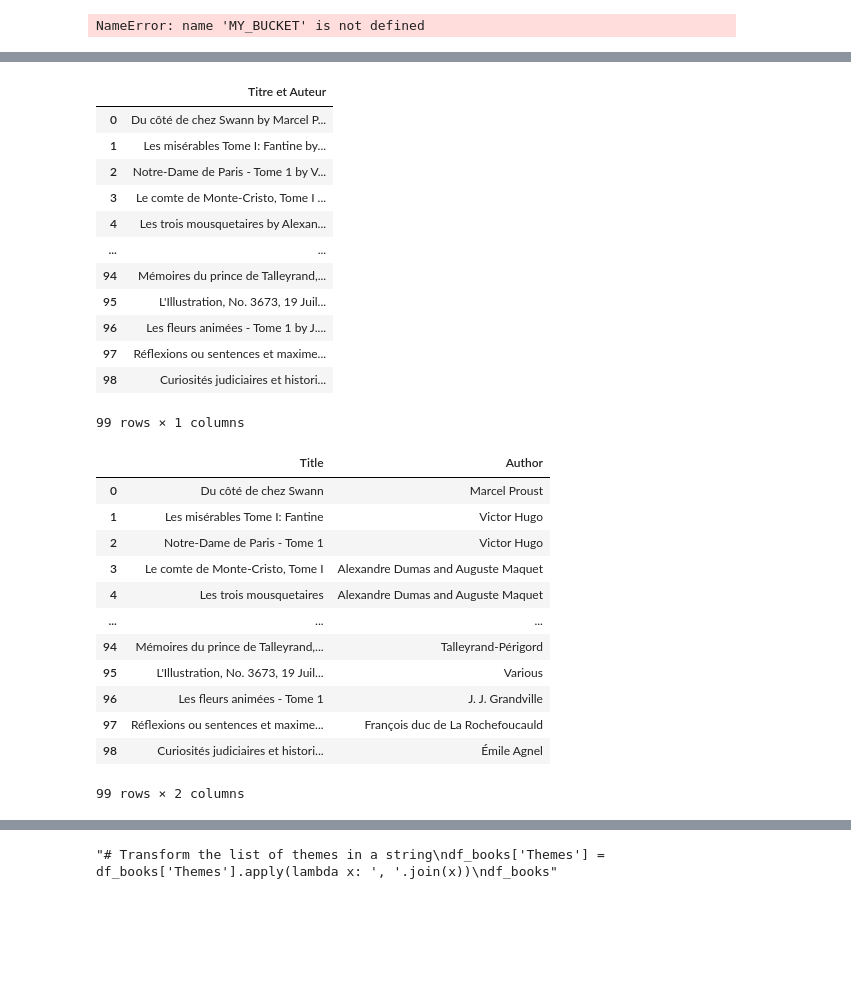
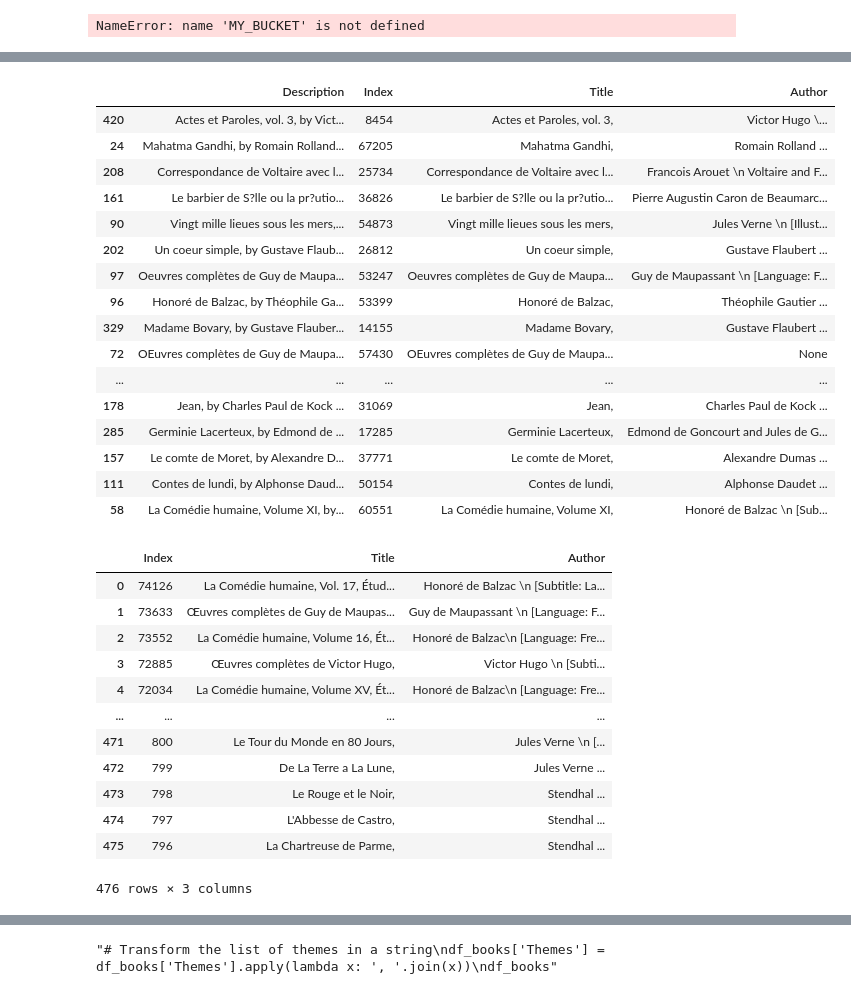
Before and after one commit to lucas-cumunel/libroguessr, a Jupyter notebook: API_Df.ipynb, the cells around one changed output, grey strips where cells are left out. Drawn from its saved outputs; the diff is of its cells as text; code cells hidden in the pictures; blank space fills up the shorter version.

```diff
--- a/API_Df.ipynb
+++ b/API_Df.ipynb
@@ -407,3 +407,6 @@ with fs.open(FILE_PATH_IN_S3, "r") as file_in:
 NameError: name 'MY_BUCKET' is not defined
 # %%
 data = pd.read_csv('oeuvres_auteurs_pour_API.csv')
+# %%
+data = pd.read_csv('livres_fr_triés.csv')
+data
@@ -410,40 +427,44 @@ data = pd.read_csv('oeuvres_auteurs_pour_API.csv')
 # %%
-data
+data.sample(20)
 # %% [output]
-|  | Titre et Auteur |
-| 0 | Du côté de chez Swann by Marcel P... |
-| 1 | Les misérables Tome I: Fantine by... |
-| 2 | Notre-Dame de Paris - Tome 1 by V... |
-| 3 | Le comte de Monte-Cristo, Tome I ... |
-| 4 | Les trois mousquetaires by Alexan... |
-| ... | ... |
-| 94 | Mémoires du prince de Talleyrand,... |
-| 95 | L'Illustration, No. 3673, 19 Juil... |
-| 96 | Les fleurs animées - Tome 1 by J.... |
-| 97 | Réflexions ou sentences et maxime... |
-| 98 | Curiosités judiciaires et histori... |
+|  | Description | Index | Title | Author |
+| 420 | Actes et Paroles, vol. 3, by Vict... | 8454 | Actes et Paroles, vol. 3, | Victor Hugo \... |
+| 24 | Mahatma Gandhi, by Romain Rolland... | 67205 | Mahatma Gandhi, | Romain Rolland ... |
+| 208 | Correspondance de Voltaire avec l... | 25734 | Correspondance de Voltaire avec l... | Francois Arouet \n Voltaire and F... |
+| 161 | Le barbier de S?lle ou la pr?utio... | 36826 | Le barbier de S?lle ou la pr?utio... | Pierre Augustin Caron de Beaumarc... |
+| 90 | Vingt mille lieues sous les mers,... | 54873 | Vingt mille lieues sous les mers, | Jules Verne \n [Illust... |
+| 202 | Un coeur simple, by Gustave Flaub... | 26812 | Un coeur simple, | Gustave Flaubert ... |
+| 97 | Oeuvres complètes de Guy de Maupa... | 53247 | Oeuvres complètes de Guy de Maupa... | Guy de Maupassant \n [Language: F... |
+| 96 | Honoré de Balzac, by Théophile Ga... | 53399 | Honoré de Balzac, | Théophile Gautier ... |
+| 329 | Madame Bovary, by Gustave Flauber... | 14155 | Madame Bovary, | Gustave Flaubert ... |
+| 72 | OEuvres complètes de Guy de Maupa... | 57430 | OEuvres complètes de Guy de Maupa... | None |
+| ... | ... | ... | ... | ... |
+| 178 | Jean, by Charles Paul de Kock ... | 31069 | Jean, | Charles Paul de Kock ... |
+| 285 | Germinie Lacerteux, by Edmond de ... | 17285 | Germinie Lacerteux, | Edmond de Goncourt and Jules de G... |
+| 157 | Le comte de Moret, by Alexandre D... | 37771 | Le comte de Moret, | Alexandre Dumas ... |
+| 111 | Contes de lundi, by Alphonse Daud... | 50154 | Contes de lundi, | Alphonse Daudet ... |
+| 58 | La Comédie humaine, Volume XI, by... | 60551 | La Comédie humaine, Volume XI, | Honoré de Balzac \n [Sub... |
-99 rows × 1 columns
 # %%
 # Séparation de la colonne en deux
-data[['Title', 'Author']] = data['Titre et Auteur'].str.split(' by ', expand=True)
+data[['Title', 'Author']] = data['Description'].str.split(' by ', expand=True)
 
 # Suppression de l'ancienne colonne si nécessaire
-df_books = data.drop(columns=['Titre et Auteur'])
+df_books = data.drop(columns=['Description'])
 df_books
 # %% [output]
-|  | Title | Author |
-| 0 | Du côté de chez Swann | Marcel Proust |
-| 1 | Les misérables Tome I: Fantine | Victor Hugo |
-| 2 | Notre-Dame de Paris - Tome 1 | Victor Hugo |
-| 3 | Le comte de Monte-Cristo, Tome I | Alexandre Dumas and Auguste Maquet |
-| 4 | Les trois mousquetaires | Alexandre Dumas and Auguste Maquet |
-| ... | ... | ... |
-| 94 | Mémoires du prince de Talleyrand,... | Talleyrand-Périgord |
-| 95 | L'Illustration, No. 3673, 19 Juil... | Various |
-| 96 | Les fleurs animées - Tome 1 | J. J. Grandville |
-| 97 | Réflexions ou sentences et maxime... | François duc de La Rochefoucauld |
-| 98 | Curiosités judiciaires et histori... | Émile Agnel |
+|  | Index | Title | Author |
+| 0 | 74126 | La Comédie humaine, Vol. 17, Étud... | Honoré de Balzac \n [Subtitle: La... |
+| 1 | 73633 | Œuvres complètes de Guy de Maupas... | Guy de Maupassant \n [Language: F... |
+| 2 | 73552 | La Comédie humaine, Volume 16, Ét... | Honoré de Balzac\n [Language: Fre... |
+| 3 | 72885 | Œuvres complètes de Victor Hugo, | Victor Hugo \n [Subti... |
+| 4 | 72034 | La Comédie humaine, Volume XV, Ét... | Honoré de Balzac\n [Language: Fre... |
+| ... | ... | ... | ... |
+| 471 | 800 | Le Tour du Monde en 80 Jours, | Jules Verne \n [... |
+| 472 | 799 | De La Terre a La Lune, | Jules Verne ... |
+| 473 | 798 | Le Rouge et le Noir, | Stendhal ... |
+| 474 | 797 | L'Abbesse de Castro, | Stendhal ... |
+| 475 | 796 | La Chartreuse de Parme, | Stendhal ... |
-99 rows × 2 columns
+476 rows × 3 columns
 # %%
 # Inversion de l'ordre des colonnes
 df_books = df_books[['Author', 'Title']]
```
Also changed, not shown: parts of 47 cells of this notebook, 4 other files.
